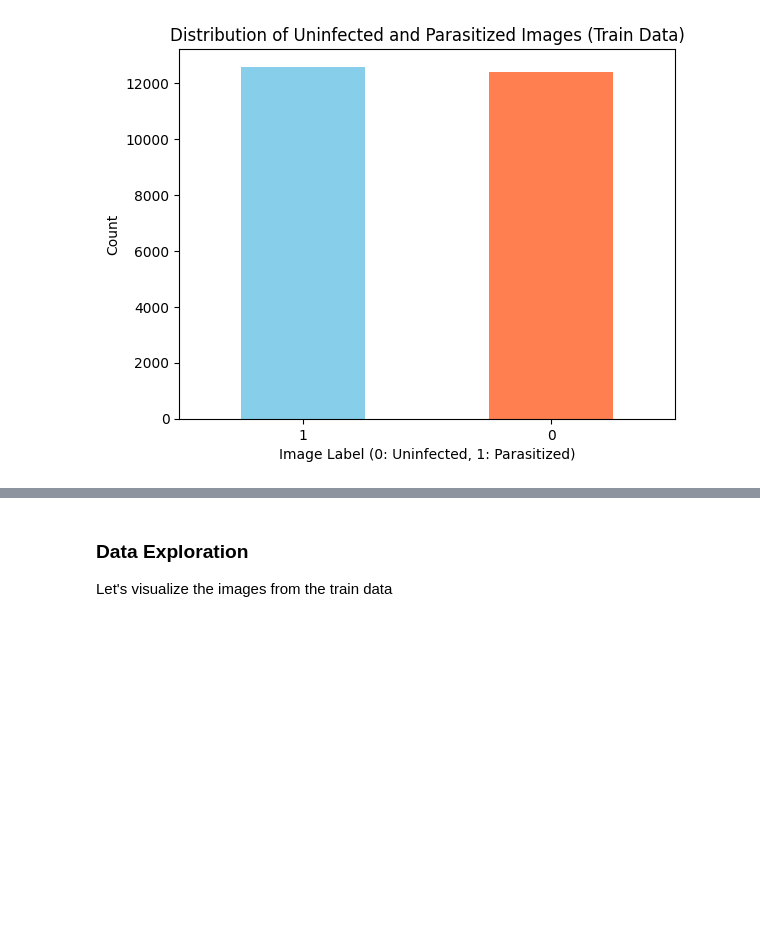
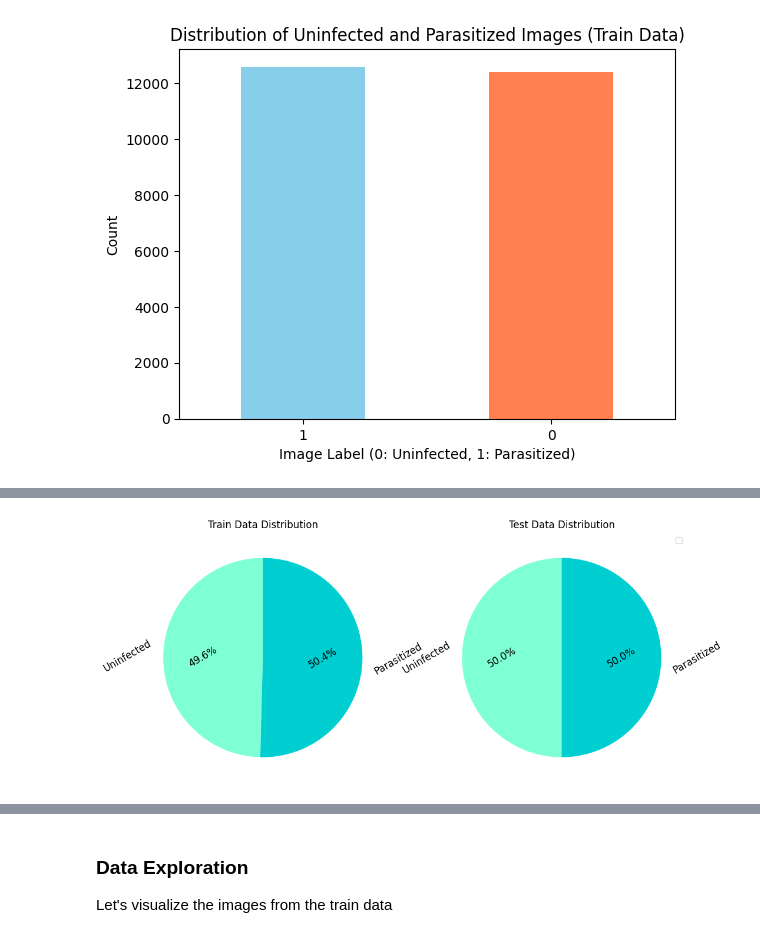
Before and after one commit to vivimtz888/malaria-detection-deeplearning, a Jupyter notebook: Reference_Notebook_Malaria_Detection_Full_Code.ipynb, the cells around one changed output, grey strips where cells are left out. Cells and saved outputs as stored; diff of their text form; code cells hidden in the pictures; blank space fills up the shorter version.

```diff
--- a/Reference_Notebook_Malaria_Detection_Full_Code.ipynb
+++ b/Reference_Notebook_Malaria_Detection_Full_Code.ipynb
@@ -285,0 +299,32 @@ plt.show()
+# %%
+#pie-plot
+
+# Assuming train_labels and test_labels are defined as in the provided code
+train_counts = pd.value_counts(train_labels)
+test_counts = pd.value_counts(test_labels)
+
+labels = ['Uninfected', 'Parasitized']
+sizes_train = [train_counts[0], train_counts[1]]
+sizes_test = [test_counts[0], test_counts[1]]
+
+fig, axes = plt.subplots(1, 2, figsize=(12, 6))
+
+#Define the colors for the slices
+
+colors = ['aquamarine', 'darkturquoise']
+
+#Adjust text properties
+
+textprops = {'fontsize': 12, 'rotation' :30 }
+
+plt.legend(labels, loc="best")
+
+axes[0].pie(sizes_train, labels=labels, autopct='%1.1f%%', startangle=90, colors= colors, textprops = textprops)
+axes[0].set_title('Train Data Distribution')
+
+axes[1].pie(sizes_test, labels=labels, autopct='%1.1f%%', startangle=90, colors=colors, textprops = textprops)
+axes[1].set_title('Test Data Distribution')
+
+plt.show()
+# %% [output]
+[figure, added]
```
Also changed, not shown: parts of 6 cells of this notebook.
